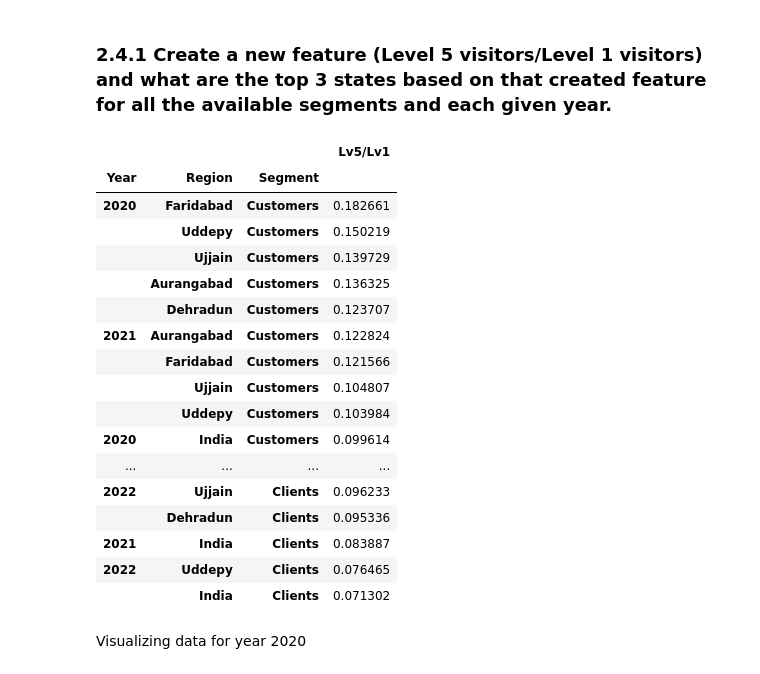
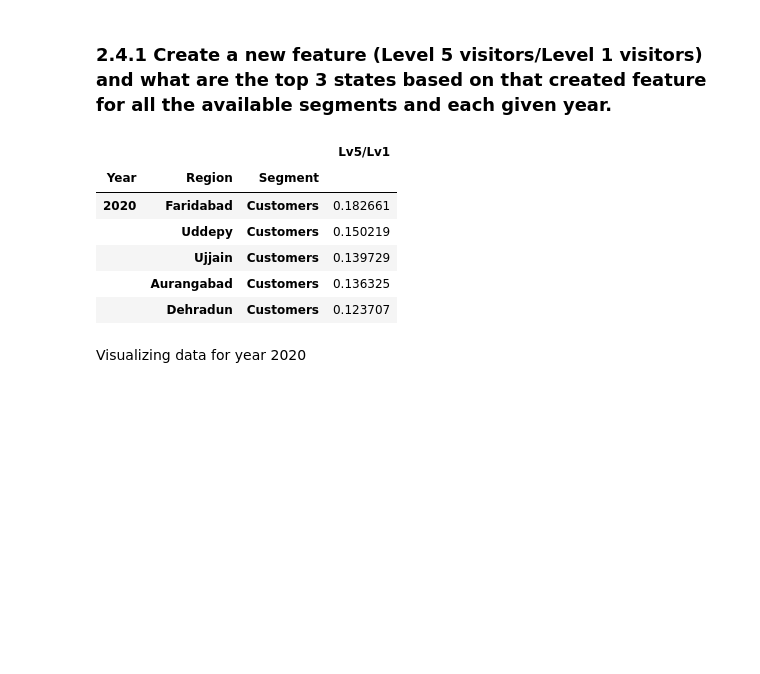
Before and after one commit to pratiksrm99/DataAnalysis, a Jupyter notebook: Website_Visitors_Data_Analysis.ipynb, the cells around one changed output. Saved outputs shown, nothing was run; the diff lists cells and outputs as text; code cells hidden in the pictures; blank space fills up the shorter version.

```diff
--- a/Website_Visitors_Data_Analysis.ipynb
+++ b/Website_Visitors_Data_Analysis.ipynb
@@ -708,38 +708,27 @@ The categories could be:
 # %%
 # Selecting data for analysis
 df_state_segment_compare = transformed_df.drop(columns=["Month","Lv2_Visitors","Lv3_Visitors","Lv4_Visitors","Value Type"])
 
 # Creating the new feature (Lv5_Visitors/Lv1_Visitors)
 df_state_segment_compare["Lv5/Lv1"] = df_state_segment_compare["Lv5_Visitors"]/df_state_segment_compare["Lv1_Visitors"]
 
 # Dropping irrelevant columns
 df_state_segment_compare.drop(columns=["Lv1_Visitors","Lv5_Visitors"], inplace=True)
 
 # Grouping data as per given problem statement ("Region","Year" and "Segment")
 # Here we use average conversion rate while grouping
 df_state_segment_compare = df_state_segment_compare.groupby(by=["Year","Region","Segment"]).mean().sort_values(by=["Segment","Lv5/Lv1"], ascending=False)
 
 # Displaying the data
-df_state_segment_compare
+df_state_segment_compare.head()
 # %% [output]
 |  |  |  | Lv5/Lv1 |
 | Year | Region | Segment |  |
 | 2020 | Faridabad | Customers | 0.182661 |
 |  | Uddepy | Customers | 0.150219 |
 |  | Ujjain | Customers | 0.139729 |
 |  | Aurangabad | Customers | 0.136325 |
 |  | Dehradun | Customers | 0.123707 |
-| 2021 | Aurangabad | Customers | 0.122824 |
-|  | Faridabad | Customers | 0.121566 |
-|  | Ujjain | Customers | 0.104807 |
-|  | Uddepy | Customers | 0.103984 |
-| 2020 | India | Customers | 0.099614 |
-| ... | ... | ... | ... |
-| 2022 | Ujjain | Clients | 0.096233 |
-|  | Dehradun | Clients | 0.095336 |
-| 2021 | India | Clients | 0.083887 |
-| 2022 | Uddepy | Clients | 0.076465 |
-|  | India | Clients | 0.071302 |
 # %% [markdown]
 Visualizing data for year 2020
 # %%
```
Also changed, not shown: parts of 7 cells of this notebook.
